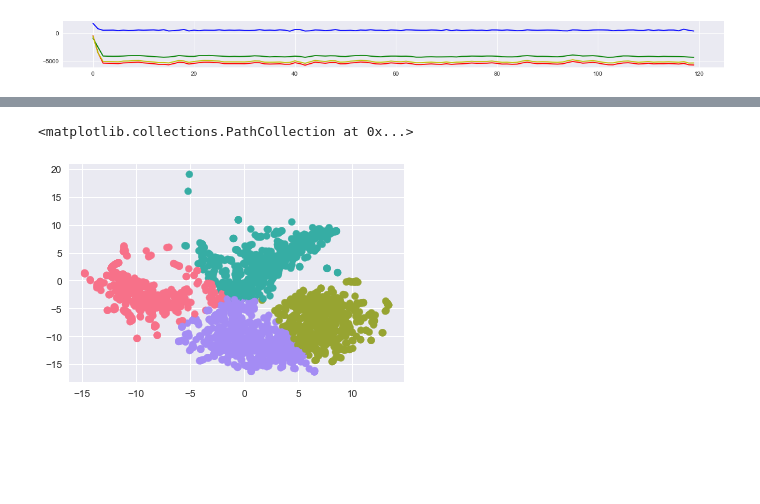
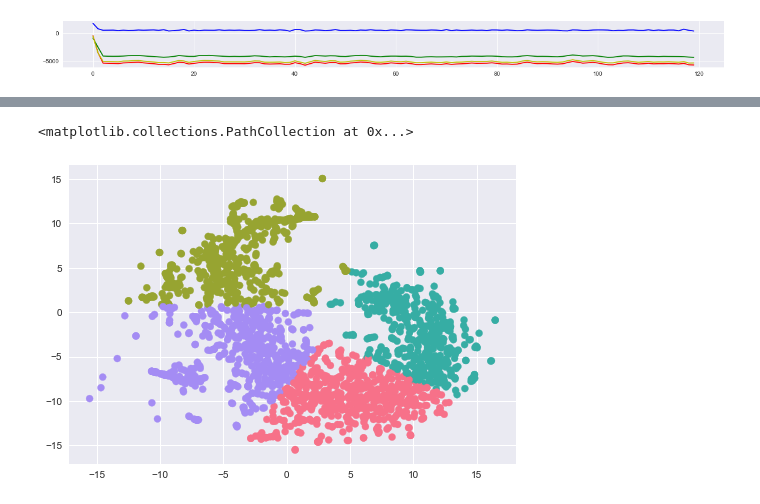
Before and after one commit to ays0110/bean, a Jupyter notebook: TSNE Scratch.ipynb, the cells around one changed output, grey strips where cells are left out. Saved outputs shown, nothing was run; the diff lists cells and outputs as text; code cells hidden in the pictures; blank space fills up the shorter version.

Commit message:
Interesting TSNE Result

```diff
--- a/TSNE Scratch.ipynb
+++ b/TSNE Scratch.ipynb
@@ -142,7 +148,7 @@ from time import time
 
 embedding_model = keras.models.Model(inputs=m.input,
                                  outputs=m.layers[14].output)
-embeddings = embedding_model.predict(data_block)
+embeddings = embedding_model.predict(data_block[:2000])
 squished_embeddings = np.reshape(embeddings, (embeddings.shape[0], -1))
 
 print(embeddings.shape)
@@ -165,18 +211,17 @@ plt.scatter(tsne_100_result[:, 0], tsne_100_result[:, 1])
 # %%
 # color (kmeans) and label
 from sklearn.cluster import KMeans
 qualitative_clusters = 4
 
-my_kmeans = KMeans(n_clusters=qualitative_clusters, n_init=10)
+my_kmeans = KMeans(n_clusters=qualitative_clusters, n_init=50)
 
 rgbs = [np.array(c) for c in sns.color_palette("husl", qualitative_clusters)]
 
 my_kmeans.fit(tsne_50_result)
 labels = my_kmeans.labels_
-
 colors = [rgbs[i] for i in labels]
 
-plt.scatter(X_tsne[:, 0], X_tsne[:, 1], c=colors)
+plt.scatter(tsne_50_result[:, 0], tsne_50_result[:, 1], c=colors)
 # %% [output]
 <matplotlib.collections.PathCollection at 0x...>
-[figure, old version]
+[figure, new version]
```
Also changed, not shown: parts of 17 cells of this notebook.
